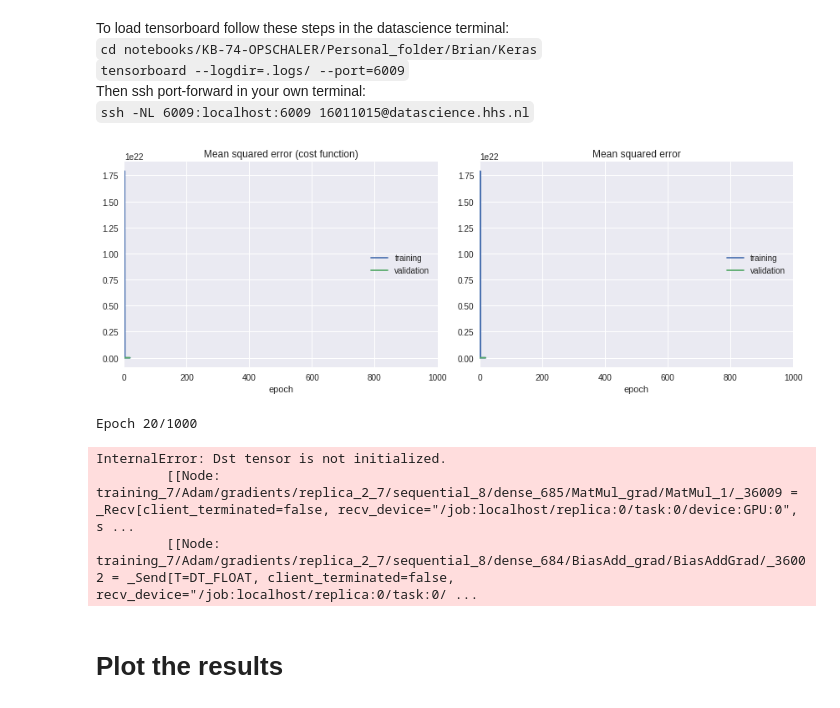
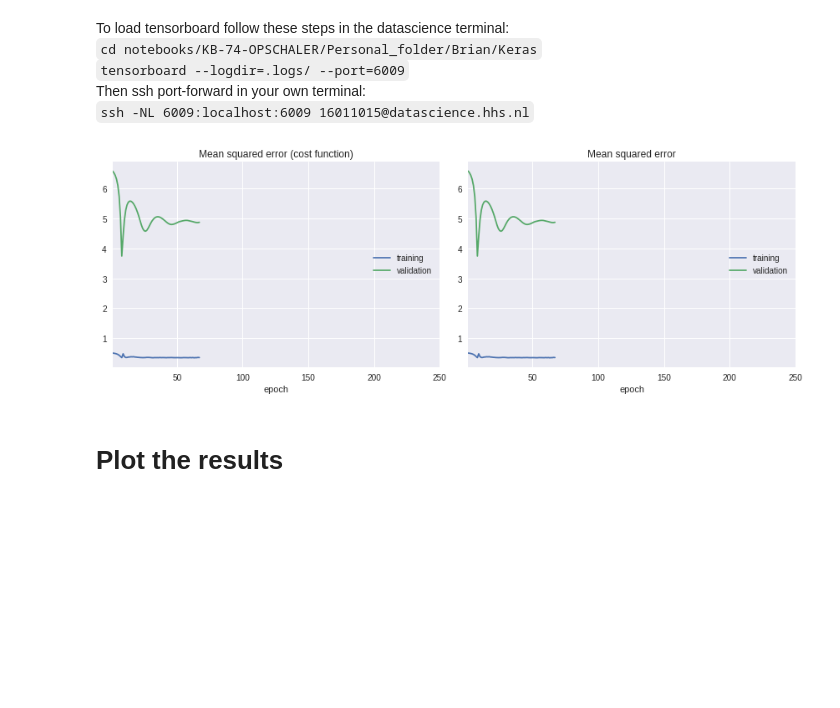
Before and after one commit to deKeijzer/KB-74-OPSCHALER, a Jupyter notebook: Personal_folders/Brian/Keras/Hyperparameter optimization.ipynb, the cells around one changed output. Cells and saved outputs as stored; diff of their text form; code cells hidden in the pictures; blank space fills up the shorter version.

```diff
--- a/Personal_folders/Brian/Keras/Hyperparameter optimization.ipynb
+++ b/Personal_folders/Brian/Keras/Hyperparameter optimization.ipynb
@@ -487,10 +487,9 @@ def generate_models(first_layer_sizes, deep_layers, deep_layer_sizes, dropouts,
 # %%
 %%time
 
-first_layer_sizes = [16, 32, 64, 128, 256]
-deep_layer_sizes = [512, 1024]
-deep_layers = [64, 128]
-deep_layer_sizes = [512, 1024]
+first_layer_sizes = [16, 32]
+deep_layer_sizes = [256, 512]
+deep_layers = [2, 4, 8, 16, 32, 64, 128]
 
 #dropouts = np.linspace(0, 1, 10)
 dropouts = [0.1]
@@ -530,29 +535,25 @@ Then ssh port-forward in your own terminal:
 # %%
 from datetime import datetime
 now = datetime.now()
 
 histories = []
 
-N_epochs = 1000
+N_epochs = 250
 
 # Use dask on this?
 for i, model in enumerate(tqdm(models)):
     df = architectures.iloc[i,:]
     model_name = ("| model: %s (layers x nodes) 1x%s - %sx%s - 1x1 | %s | %s | %s" % (df[6], df[0], df[1], df[2], df[3], df[4], df[5])) # Give the model a name, containing architecture information
     tensorboard = TensorBoard(log_dir=".logs/"+now.strftime("%Y%m%d-%H%M%S")+"/{}".format(model_name)) # save model in 'now' dir.
     early_stopping_monitor = EarlyStopping(patience=2000)
 
     history = model.fit(X_train, y_train, batch_size=int(len(X_train)),
                 epochs=N_epochs, verbose=3, validation_data=(X_test, y_test),
                 callbacks=[early_stopping_monitor, PlotLossesKeras(), tensorboard])
 
     histories.append(history)
 # %% [output]
-[figure, old version]
+[figure, new version]
-Epoch 20/1000
-InternalError: Dst tensor is not initialized.
-         [[Node: training_7/Adam/gradients/replica_2_7/sequential_8/dense_685/MatMul_grad/MatMul_1/_36009 = _Recv[client_terminated=false, recv_device="/job:localhost/replica:0/task:0/device:GPU:0", s ...
-         [[Node: training_7/Adam/gradients/replica_2_7/sequential_8/dense_684/BiasAdd_grad/BiasAddGrad/_36002 = _Send[T=DT_FLOAT, client_terminated=false, recv_device="/job:localhost/replica:0/task:0/ ...
 # %% [markdown]
 # Plot the results
 # %%
```
Also changed, not shown: parts of 7 cells of this notebook, 6 other files.
